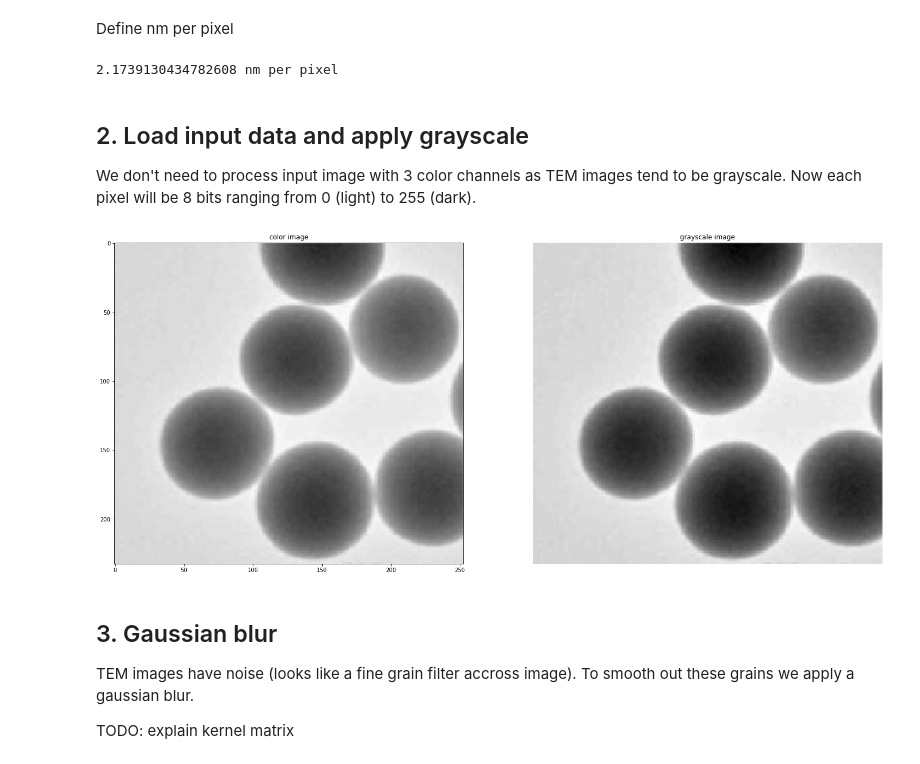
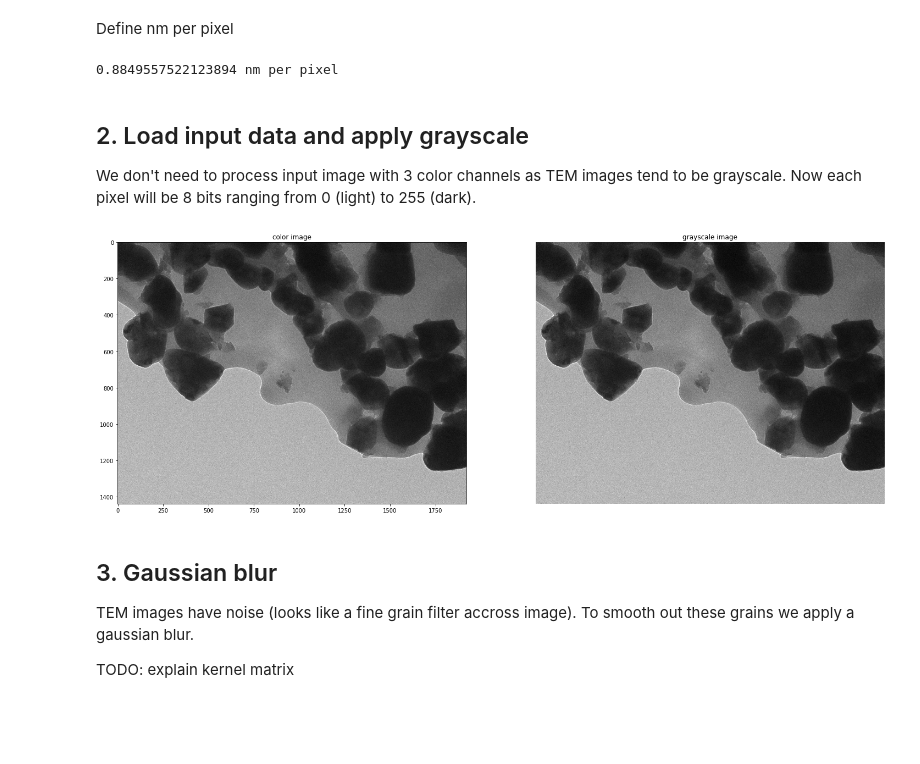
Before and after one commit to akshaytrikha/BTO-TEM-Processing, a Jupyter notebook: tem.ipynb, the cells around one changed output. Saved outputs shown, nothing was run; the diff lists cells and outputs as text; code cells hidden in the pictures; blank space fills up the shorter version.

Commit message:
36a, Challenge 1, Challenge 2 work

```diff
--- a/tem.ipynb
+++ b/tem.ipynb
@@ -36,11 +36,12 @@ Define nm per pixel
 
 t_pipe_init = time.perf_counter()
 
-nm_per_pixel = 100 / 46
-# nm_per_pixel = 100 / 113
+# nm_per_pixel = 100 / 46
+# nm_per_pixel = 100 / 95
+nm_per_pixel = 100 / 113
 print(str(nm_per_pixel), "nm per pixel")
 # %% [output]
-2.1739130434782608 nm per pixel
+0.8849557522123894 nm per pixel
 # %% [markdown]
 ## 2. Load input data and apply grayscale
 
@@ -48,23 +49,23 @@ We don't need to process input image with 3 color channels as TEM images tend to
 # %%
 # display images inline in notebook, comment can't be on same line (glitch)
 %matplotlib inline
 
-# IMAGE_NAME = "TES-36a-cropped.tif"
-IMAGE_NAME = "Challenge_1.jpg"
+IMAGE_NAME = "TES-36a-cropped.tif"
+# IMAGE_NAME = "Challenge_2.png"
 
 color_image = cv.imread(IMAGE_NAME)
 gray_image = cv.cvtColor(color_image, cv.COLOR_BGR2GRAY)
 
 # plot input and grayscale input
 fig, (ax0, ax1) = plt.subplots(1, 2, figsize=(25,25))
 plt.axis("off")
 ax0.imshow(color_image)
 ax0.set_title("color image");
 # ax1.imshow(gray_image)
 ax1.imshow(gray_image, cmap = plt.cm.gray)
 ax1.set_title("grayscale image");
 # %% [output]
-[figure, old version]
+[figure, new version]
 # %%
 # reshape images to be a ndarray of pixels
 # color_pixels = color_image.reshape((color_image.shape[0] * color_image.shape[1], 3))
```
Also changed, not shown: parts of 21 cells of this notebook, 12 other files.
